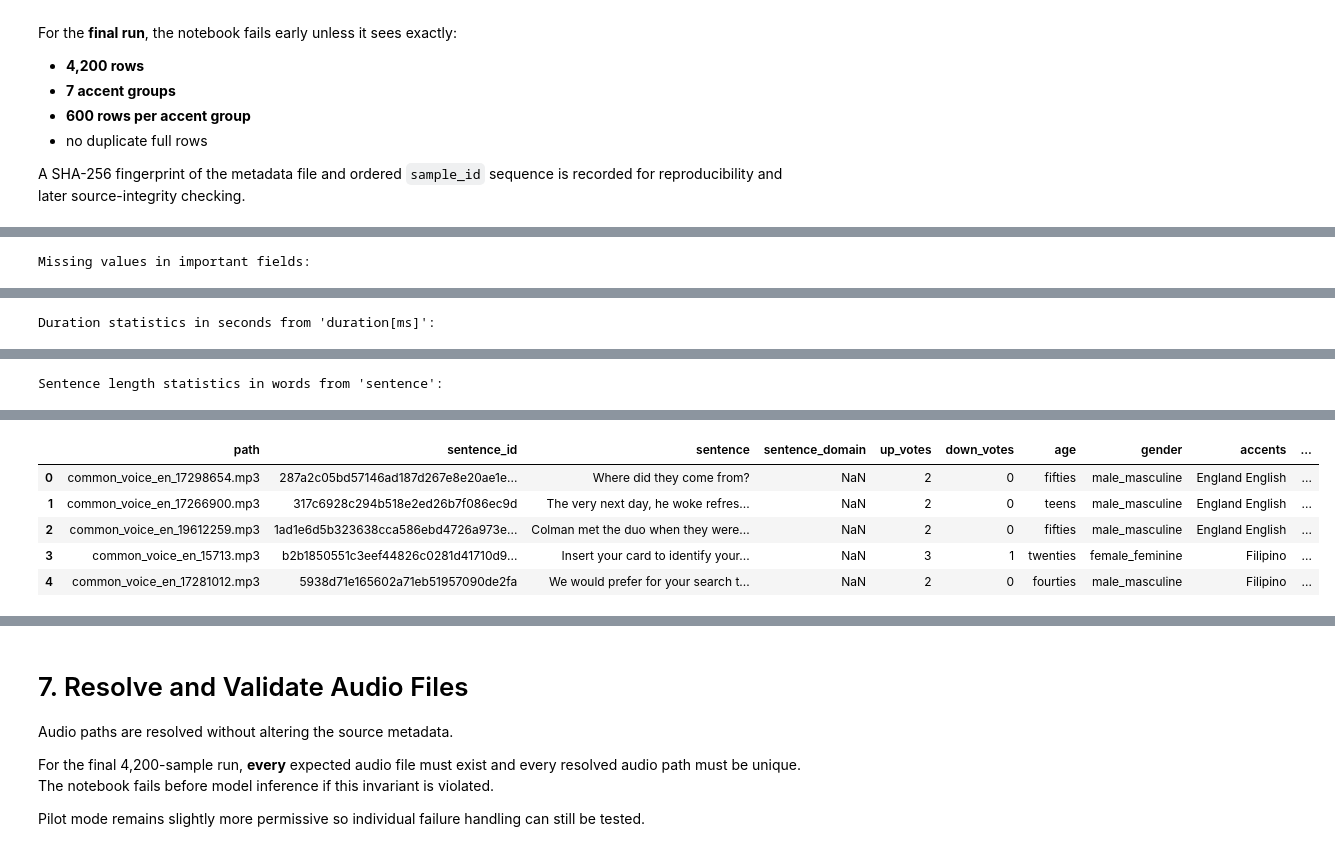
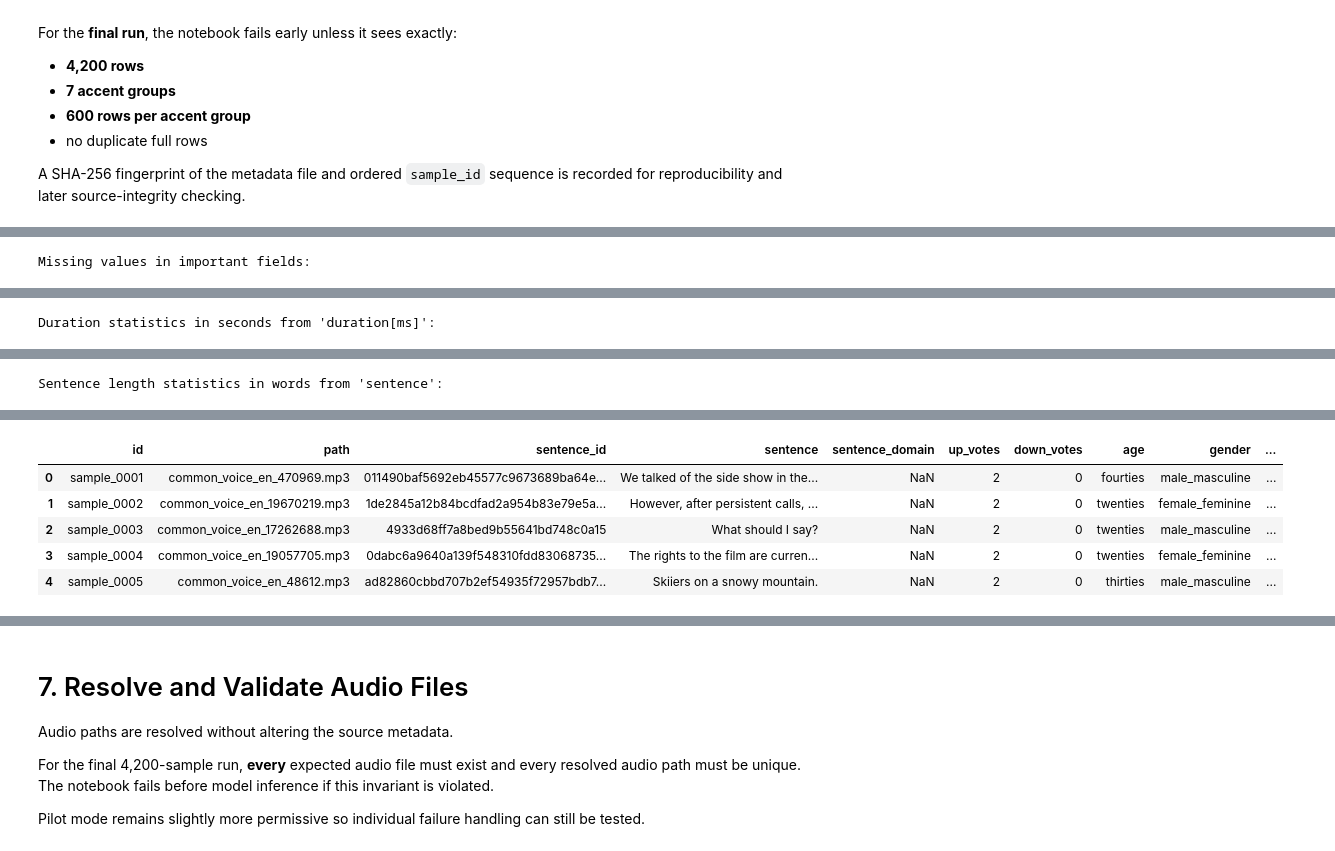
Before and after one commit to Nlhmmh/cs760-accent-st-robustness-ml-research, a Jupyter notebook: notebooks/03_direct_pipeline.ipynb, the cells around one changed output, grey strips where cells are left out. Saved outputs shown, nothing was run; the diff lists cells and outputs as text; code cells hidden in the pictures.

```diff
--- a/notebooks/03_direct_pipeline.ipynb
+++ b/notebooks/03_direct_pipeline.ipynb
@@ -82,19 +67,23 @@ The Direct system uses one fixed model, target language, preprocessing path, and
 
 For the final dataset, strict checks expect **4,200 clips = 7 accent groups × 600 clips/group**.
 # %%
-DATASET_MODE = "pilot"  # Change only this to "final" for the final dataset.
+DATASET_MODE = "final"  # Change only this to "final" for the final dataset.
 
-PILOT_METADATA_PATH = Path("../data/pilot_sample/pilot_sample_metadata.csv")
-PILOT_AUDIO_DIR = Path("../data/pilot_sample/pilot_sample_audio")
-FINAL_METADATA_PATH = Path("../data/final_sample/final_sample_600_per_group.csv")
-FINAL_AUDIO_DIR = Path("../data/final_sample/final_sample_audio")
+# PROJECT_ROOT is one directory above the notebook directory.
+PROJECT_ROOT = Path.cwd().resolve()
+print(f'Project root resolved to: {PROJECT_ROOT}')
+
+PILOT_METADATA_PATH = Path(PROJECT_ROOT) / "data/pilot_sample/pilot_sample_metadata.csv"
+PILOT_AUDIO_DIR = Path(PROJECT_ROOT) / "data/pilot_sample/pilot_sample_audio"
+FINAL_METADATA_PATH = Path(PROJECT_ROOT) / "data/final_sample/final_sample_600_per_group.csv"
+FINAL_AUDIO_DIR = Path(PROJECT_ROOT) / "data/final_sample/final_sample_audio"
 
 MODEL_ID = "facebook/seamless-m4t-v2-large"
 MODEL_REVISION = "5f8cc790b19fc3f67a61c105133b20b34e3dcb76"  # Resolved to an exact commit SHA and recorded for this run.
 MODEL_CLASS_NAME = "SeamlessM4Tv2ForSpeechToText"
 TARGET_LANGUAGE = "cmn"  # SeamlessM4T language code for Mandarin Chinese.
 
-OUTPUT_BASE_DIR = Path("../runs")
+OUTPUT_BASE_DIR = Path(PROJECT_ROOT) / "runs"
 CHECKPOINT_EVERY = 10 # Number of samples to process before saving a checkpoint. Set to 0 to disable checkpointing.
 SEED = 760
 RESUME_RUN_DIR = None  # Example: Path("../runs/direct_run_1780000000")
@@ -123,6 +112,7 @@ DATASET_PATHS = {
 }
 if DATASET_MODE not in DATASET_PATHS:
     raise ValueError(f"DATASET_MODE must be one of {list(DATASET_PATHS)}, not {DATASET_MODE!r}.")
+
 METADATA_PATH, AUDIO_DIR = DATASET_PATHS[DATASET_MODE]
 
 random.seed(SEED)
@@ -348,17 +343,38 @@ if "direct_translation" in original_columns:
     raise ValueError("Input metadata already contains 'direct_translation'; refusing to overwrite it.")
 if metadata_df.columns.duplicated().any():
     raise ValueError("Input metadata contains duplicate column names, so exact output preservation is ambiguous.")
+
+# Create a unique sample-level ID.
+metadata_df.insert(
+    0,
+    "id",
+    [f"sample_{i:04d}" for i in range(1, len(metadata_df) + 1)]
+)
+if metadata_df["id"].isna().any():
+    raise ValueError("id contains missing values.")
+if metadata_df["id"].astype(str).str.strip().eq("").any():
+    raise ValueError("id contains blank values.")
+if not metadata_df["id"].is_unique:
+    duplicates = metadata_df.loc[
+        metadata_df["id"].duplicated(keep=False),
+        "id"
+    ].head(20).tolist()
+    raise ValueError(
+        f"id must be unique. Example duplicates: {duplicates}"
+    )
+
+# sample_id is treated as the speaker identifier.
 if "sample_id" not in metadata_df.columns:
     raise KeyError("Required column 'sample_id' is missing. It is needed for paired Direct/Cascade evaluation.")
 if metadata_df["sample_id"].isna().any():
     raise ValueError("sample_id contains missing values.")
 if metadata_df["sample_id"].astype(str).str.strip().eq("").any():
     raise ValueError("sample_id contains blank values.")
-if not metadata_df["sample_id"].is_unique:
-    duplicates = metadata_df.loc[metadata_df["sample_id"].duplicated(keep=False), "sample_id"].head(20).tolist()
-    raise ValueError(f"sample_id must be unique. Example duplicates: {duplicates}")
 
-SAMPLE_ID_SHA256 = sha256_text_sequence(metadata_df["sample_id"].astype(str).tolist())
+ID_SHA256 = sha256_text_sequence(
+    metadata_df["id"].astype(str).tolist()
+)
+
 FULL_DUPLICATE_ROWS = int(metadata_df.duplicated().sum())
 
 if DATASET_MODE == "final":
@@ -391,12 +407,12 @@ print(f"Total samples: {len(metadata_df):,}")
 print(f"Columns ({len(original_columns)}): {original_columns}")
 print(f"Fully duplicated rows: {FULL_DUPLICATE_ROWS:,}")
 print(f"Metadata SHA-256: {METADATA_SHA256_BEFORE}")
-print(f"Ordered sample_id SHA-256: {SAMPLE_ID_SHA256}")
-print("sample_id check: non-missing and unique ✓")
-
-speaker_column = next((c for c in ["client_id", "speaker_id", "speaker"] if c in metadata_df.columns), None)
-if speaker_column:
-    print(f"Unique speakers ({speaker_column}): {metadata_df[speaker_column].nunique(dropna=True):,}")
+print(f"Ordered id SHA-256: {ID_SHA256}")
+print("id check: non-missing and unique ✓")
+print(
+    f"Unique speakers (sample_id): "
+    f"{metadata_df['sample_id'].nunique():,}"
+)
 
 if "primary_accent" in metadata_df.columns:
     print("\nAccent counts:")
@@ -405,7 +421,8 @@ if "primary_accent" in metadata_df.columns:
 important_candidates = [
     "clip", "path", "audio", "sentence", "sentence_id", "client_id",
     "speaker_id", "primary_accent", "duration[ms]", "audio_duration_sec",
-    "duration_sec", "duration", "sentence_len_words", "sentence_len_chars"
+    "duration_sec", "duration", "sentence_len_words", "sentence_len_chars",
+    "reference_translation_zh"
 ]
 important_columns = [c for c in important_candidates if c in metadata_df.columns]
 if important_columns:
@@ -432,13 +449,17 @@ if sentence_column:
 # Add dataset fingerprints to reproducibility files.
 environment_info.update({
     "metadata_sha256": METADATA_SHA256_BEFORE,
-    "ordered_sample_id_sha256": SAMPLE_ID_SHA256,
+    "ordered_id_sha256": ID_SHA256,
     "dataset_rows": int(len(metadata_df)),
-    "dataset_accent_groups": int(metadata_df["primary_accent"].nunique()) if "primary_accent" in metadata_df.columns else None,
+    "dataset_accent_groups": (
+        int(metadata_df["primary_accent"].nunique())
+        if "primary_accent" in metadata_df.columns
+        else None
+    ),
 })
 run_config.update({
     "metadata_sha256": METADATA_SHA256_BEFORE,
-    "ordered_sample_id_sha256": SAMPLE_ID_SHA256,
+    "ordered_id_sha256": ID_SHA256,
     "dataset_rows": int(len(metadata_df)),
 })
 ENVIRONMENT_PATH.write_text(json.dumps(environment_info, indent=2, ensure_ascii=False), encoding="utf-8")
@@ -497,6 +520,6 @@ Sentence length statistics in words from 'sentence':
-|  | path | sentence_id | sentence | sentence_domain | up_votes | down_votes | age | gender | accents | ... |
-| 0 | common_voice_en_17298654.mp3 | 287a2c05bd57146ad187d267e8e20ae1e... | Where did they come from? | NaN | 2 | 0 | fifties | male_masculine | England English | ... |
-| 1 | common_voice_en_17266900.mp3 | 317c6928c294b518e2ed26b7f086ec9d | The very next day, he woke refres... | NaN | 2 | 0 | teens | male_masculine | England English | ... |
-| 2 | common_voice_en_19612259.mp3 | 1ad1e6d5b323638cca586ebd4726a973e... | Colman met the duo when they were... | NaN | 2 | 0 | fifties | male_masculine | England English | ... |
-| 3 | common_voice_en_15713.mp3 | b2b1850551c3eef44826c0281d41710d9... | Insert your card to identify your... | NaN | 3 | 1 | twenties | female_feminine | Filipino | ... |
-| 4 | common_voice_en_17281012.mp3 | 5938d71e165602a71eb51957090de2fa | We would prefer for your search t... | NaN | 2 | 0 | fourties | male_masculine | Filipino | ... |
+|  | id | path | sentence_id | sentence | sentence_domain | up_votes | down_votes | age | gender | ... |
+| 0 | sample_0001 | common_voice_en_470969.mp3 | 011490baf5692eb45577c9673689ba64e... | We talked of the side show in the... | NaN | 2 | 0 | fourties | male_masculine | ... |
+| 1 | sample_0002 | common_voice_en_19670219.mp3 | 1de2845a12b84bcdfad2a954b83e79e5a... | However, after persistent calls, ... | NaN | 2 | 0 | twenties | female_feminine | ... |
+| 2 | sample_0003 | common_voice_en_17262688.mp3 | 4933d68ff7a8bed9b55641bd748c0a15 | What should I say? | NaN | 2 | 0 | twenties | male_masculine | ... |
+| 3 | sample_0004 | common_voice_en_19057705.mp3 | 0dabc6a9640a139f548310fdd83068735... | The rights to the film are curren... | NaN | 2 | 0 | twenties | female_feminine | ... |
+| 4 | sample_0005 | common_voice_en_48612.mp3 | ad82860cbbd707b2ef54935f72957bdb7... | Skiiers on a snowy mountain. | NaN | 2 | 0 | thirties | male_masculine | ... |
```
Also changed, not shown: parts of 14 cells of this notebook, 18 other files.
